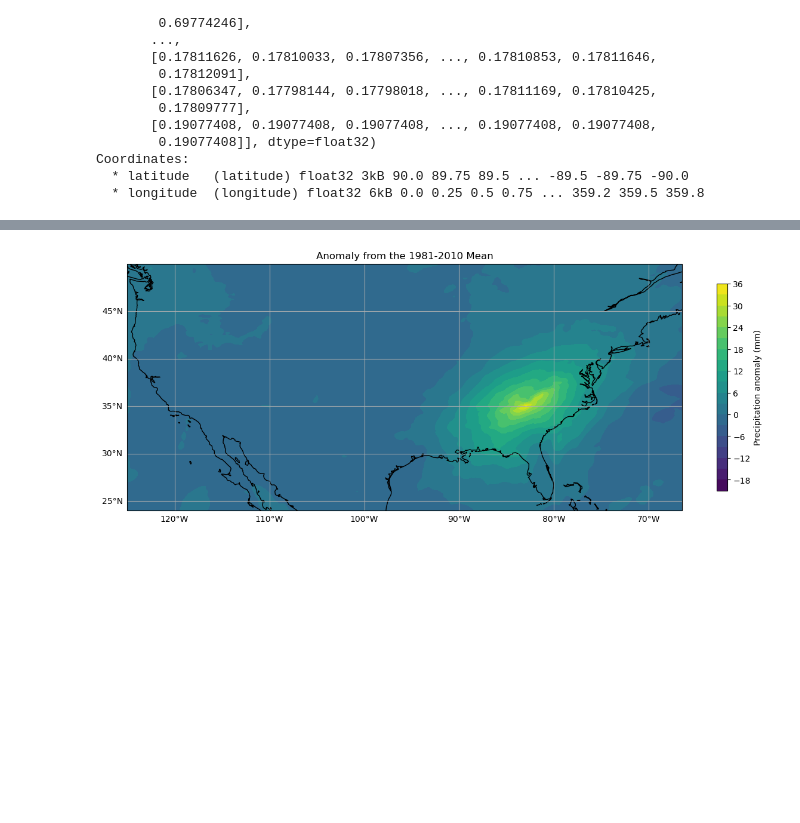
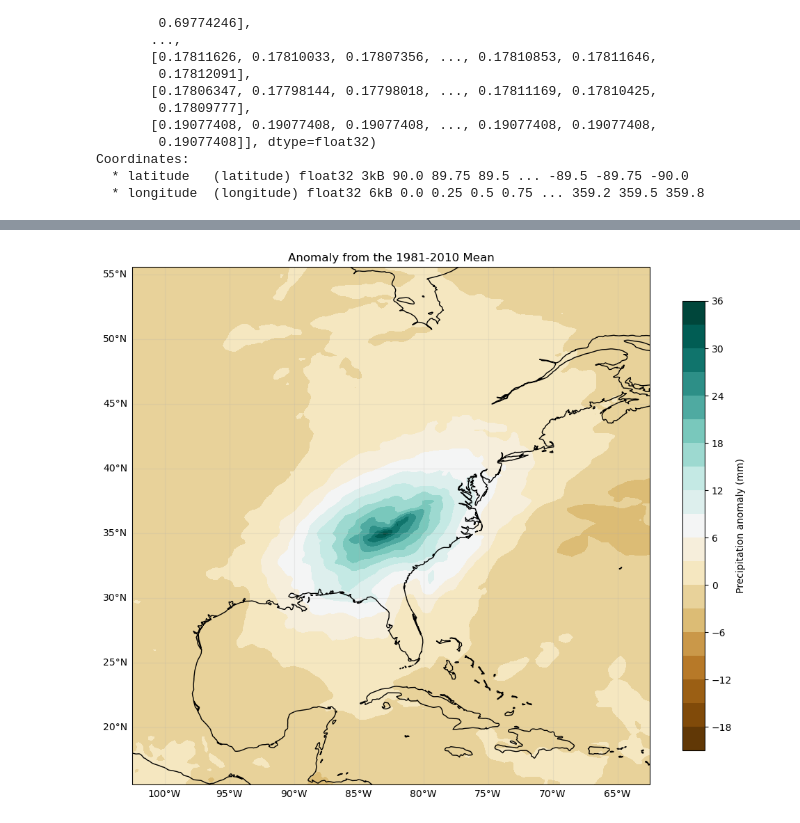
Before and after one commit to jokrend/ATMS-523-Module-2, a Jupyter notebook: Okrend_ATMS523_Module2_Project2.ipynb, the cells around one changed output, grey strips where cells are left out. Cells and saved outputs as stored; diff of their text form; code cells hidden in the pictures; blank space fills up the shorter version.

```diff
--- a/Okrend_ATMS523_Module2_Project2.ipynb
+++ b/Okrend_ATMS523_Module2_Project2.ipynb
@@ -67,10 +68,16 @@ tp
 units :
 m
 # %%
-### Select daily total precipitation data from a 5° x 5° box around Asheville, NC (35.5975° N, 82.5461° W) from 2015 to 2025.
+# Select daily total precipitation data from a 5° x 5° box around Asheville, NC (35.5975° N, 82.5461° W)
+# from 2015 to 2025.
+lat1 = 35.6 + 2.5
+lat2 = 35.6 - 2.5
+lon1 = 360 - 82.5 - 2.5
+lon2 = 360 - 82.5 + 2.5
+
 daily_sfctp_avl = daily_sfctp.sel(
-    latitude=slice(35.6 + 2.5, 35.6 - 2.5),
-    longitude=slice(360 - 82.5 - 2.5, 360 - 82.5 + 2.5),
+    latitude=slice(lat1, lat2),
+    longitude=slice(lon1, lon2),
     time=slice("2015-04-30", "2025-04-30"),
 )
 
@@ -91,8 +98,8 @@ plt.show()
 # %% [output]
 [figure]
 # %%
-### Get 95th percentile value of daily precipitation
-q95 = daily_sfctp_avlavgmm.quantile(0.95)
+# Get 95th percentile value of daily precipitation
+q95 = daily_sfctp_avlavgmm.quantile(0.95, dim="time")
 
 q95
 # %% [output]
@@ -203,14 +211,19 @@ daily_sfctp_anom = daily_sfctp_95mm - daily_sfctp_1981_2010
 lat = daily_sfctp_95mm["latitude"]
 lon = daily_sfctp_95mm["longitude"]
 # %%
-### Plot the composite mean precipitation on the 95th percentile days over the continental USA.
-fig, ax = plt.subplots(figsize=(15, 15), subplot_kw=dict(projection=ccrs.PlateCarree()))
+# Plot the composite mean precipitation on the 95th percentile days over the continental USA.
+lat1 = 35.6 - 20
+lat2 = 35.6 + 20
+lon1 = 360 - 82.5 - 20
+lon2 = 360 - 82.5 + 20
+
+fig, ax = plt.subplots(figsize=(12, 12), subplot_kw=dict(projection=ccrs.PlateCarree()))
 
 X, Y = np.meshgrid(lon, lat)
 cs = ax.contourf(X, Y, daily_sfctp_95mm, levels=20, transform=ccrs.PlateCarree())
-cb = fig.colorbar(cs, shrink=0.3)
-ax.set_extent([-125, -66.5, 24, 50], crs=ccrs.PlateCarree())
-gl = ax.gridlines(draw_labels=True)
+cb = fig.colorbar(cs, shrink=0.7)
+ax.set_extent([lon1, lon2, lat1, lat2], crs=ccrs.PlateCarree())
+gl = ax.gridlines(draw_labels=True, alpha=0.2)
 gl.top_labels = False
 gl.right_labels = False
 ax.coastlines()
@@ -224,17 +237,19 @@ plt.show()
 # %%
-### Plot the composite mean precipitation anomalies on the 95th percentile days over the continental USA.
-fig, ax = plt.subplots(figsize=(15, 15), subplot_kw=dict(projection=ccrs.PlateCarree()))
+# Plot the composite mean precipitation anomalies on the 95th percentile days over the continental USA.
+fig, ax = plt.subplots(figsize=(12, 12), subplot_kw=dict(projection=ccrs.PlateCarree()))
 
 X, Y = np.meshgrid(lon, lat)
-cs = ax.contourf(X, Y, daily_sfctp_anom, levels=20, transform=ccrs.PlateCarree())
-cb = fig.colorbar(cs, shrink=0.3)
-ax.set_extent([-125, -66.5, 24, 50], crs=ccrs.PlateCarree())
-gl = ax.gridlines(draw_labels=True)
+cs = ax.contourf(
+    X, Y, daily_sfctp_anom, cmap="BrBG", levels=20, transform=ccrs.PlateCarree()
+)
+cb = fig.colorbar(cs, shrink=0.7)
+ax.set_extent([lon1, lon2, lat1, lat2], crs=ccrs.PlateCarree())
+gl = ax.gridlines(draw_labels=True, alpha=0.2)
 gl.top_labels = False
 gl.right_labels = False
 ax.coastlines()
 ax.set_title("Anomaly from the 1981-2010 Mean")
 cb.set_label("Precipitation anomaly (mm)")
 plt.show()
 # %% [output]
-[figure, old version]
+[figure, new version]
```
Also changed, not shown: parts of 11 cells of this notebook.
